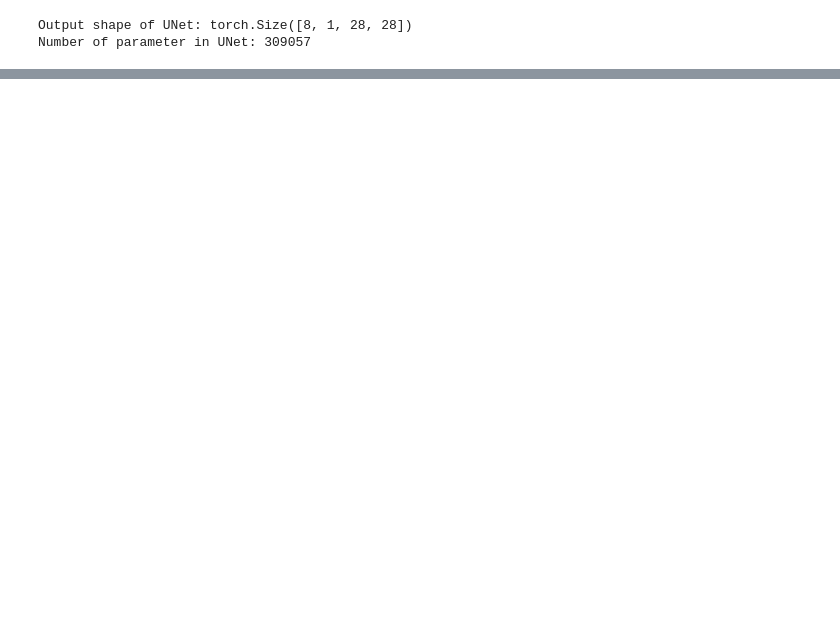
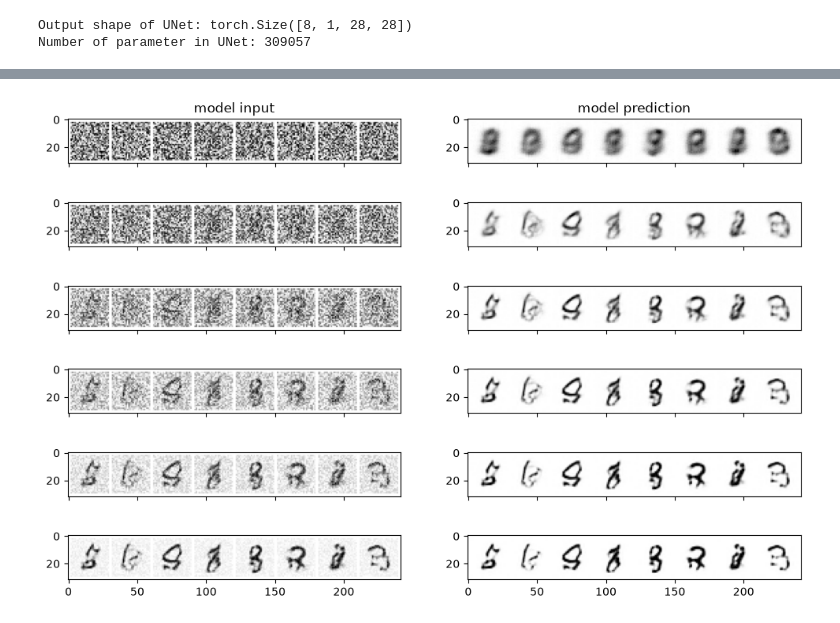
Before and after one commit to FlyingMatrix/diffusion, a Jupyter notebook: diffusion-from-scratch.ipynb, the cells around one changed output, grey strips where cells are left out. Saved outputs shown, nothing was run; the diff lists cells and outputs as text; code cells hidden in the pictures; blank space fills up the shorter version.

```diff
--- a/diffusion-from-scratch.ipynb
+++ b/diffusion-from-scratch.ipynb
@@ -133,6 +162,11 @@ n_epochs = 30
 loss_fn = nn.MSELoss()
 optimizer = torch.optim.Adam(model.parameters(), lr=1e-3)
 losses = []
+global_step = 0
+
+save_path="mnist_train_loss.jsonl"
+log_every_n_steps=100
+logger = TrainingLogger(save_path=save_path, log_every_n_steps=log_every_n_steps)
 
 # Training loop
 for epoch in range(n_epochs):
@@ -149,6 +183,13 @@ for epoch in range(n_epochs):
         # Calculate the loss
         loss = loss_fn(pred, image)
 
+        # Get current log metrics before optimizer step
+        logger.log(
+            step=global_step,
+            loss=loss.item(),
+            model=model
+        )
+
         # Backpropagation and update the parameters
         optimizer.zero_grad()
         loss.backward()
@@ -157,6 +198,8 @@ for epoch in range(n_epochs):
         # Store the loss for later
         losses.append(loss.item())
 
+        global_step += 1
+
     # Print out the average of the loss values for this epoch
     avg_loss = sum(losses[-len(train_dataloader):])/len(train_dataloader)
     print(f'>>> Average loss for epoch {epoch+1}: {avg_loss:05f}')
@@ -204,0 +324,27 @@ axs[2].imshow(torchvision.utils.make_grid(preds)[0].clip(0, 1), cmap='Greys')
+# %%
+# Sampling - Strategy: Break the process into 6 steps
+import torch
+
+n_steps = 6
+x = torch.rand(8, 1, 28, 28).to(device)
+step_history = [x.detach().cpu()]
+pred_output_history = []
+
+for i in range(n_steps):
+    with torch.no_grad():
+        pred = mnist_model(x)
+
+    pred_output_history.append(pred.detach().cpu())
+    mix_factor = 1 / (n_steps - i)
+    x = x * (1 - mix_factor) + pred * mix_factor
+    step_history.append(x.detach().cpu())
+
+fig, axs = plt.subplots(n_steps, 2, figsize=(12, 8), sharex=True)
+axs[0, 0].set_title('model input')
+axs[0, 1].set_title('model prediction')
+
+for i in range(n_steps):
+    axs[i, 0].imshow(torchvision.utils.make_grid(step_history[i])[0].clip(0, 1), cmap='Greys')
+    axs[i, 1].imshow(torchvision.utils.make_grid(pred_output_history[i])[0].clip(0, 1), cmap='Greys')
+# %% [output]
+[figure, added]
```
Also changed, not shown: parts of 9 cells of this notebook.
